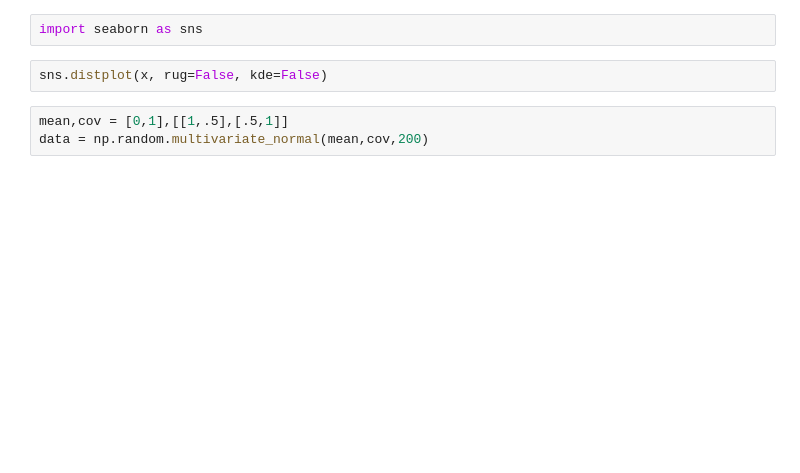
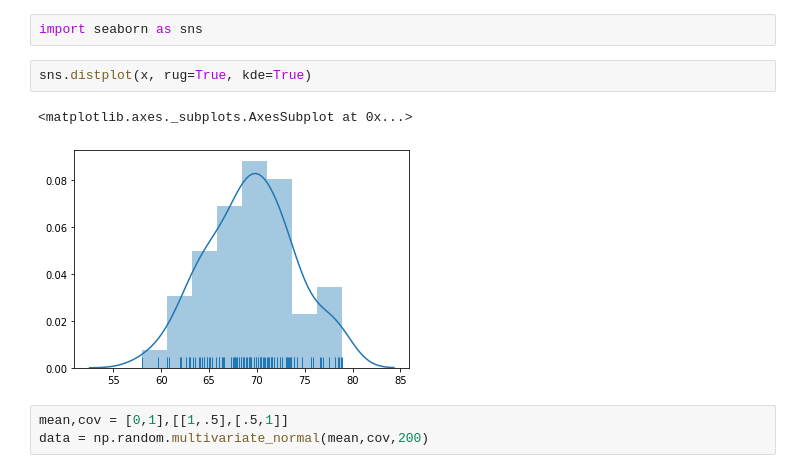
Before and after one commit to statisticalbiotechnology/app_bioinfo, a Jupyter notebook: plotting/seaborn.ipynb, the cells around one changed output. Saved outputs shown, nothing was run; the diff lists cells and outputs as text; blank space fills up the shorter version.

```diff
--- a/plotting/seaborn.ipynb
+++ b/plotting/seaborn.ipynb
@@ -26,7 +60,10 @@ n
 # %%
 import seaborn as sns
 # %%
-sns.distplot(x, rug=False, kde=False)
+sns.distplot(x, rug=True, kde=True)
+# %% [output]
+<matplotlib.axes._subplots.AxesSubplot at 0x...>
+[figure, added]
 # %%
 mean,cov = [0,1],[[1,.5],[.5,1]]
 data = np.random.multivariate_normal(mean,cov,200)
```
Also changed, not shown: parts of 27 cells of this notebook, 1 other file.
